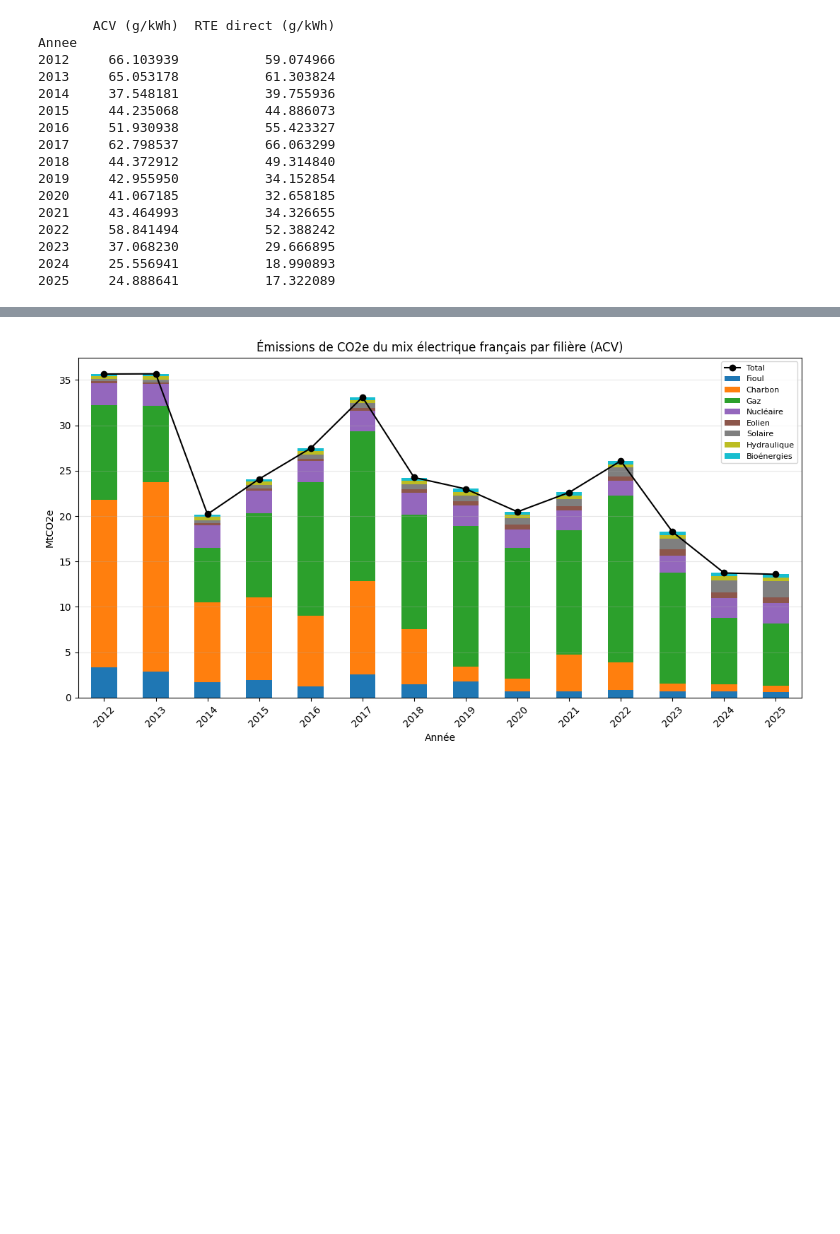
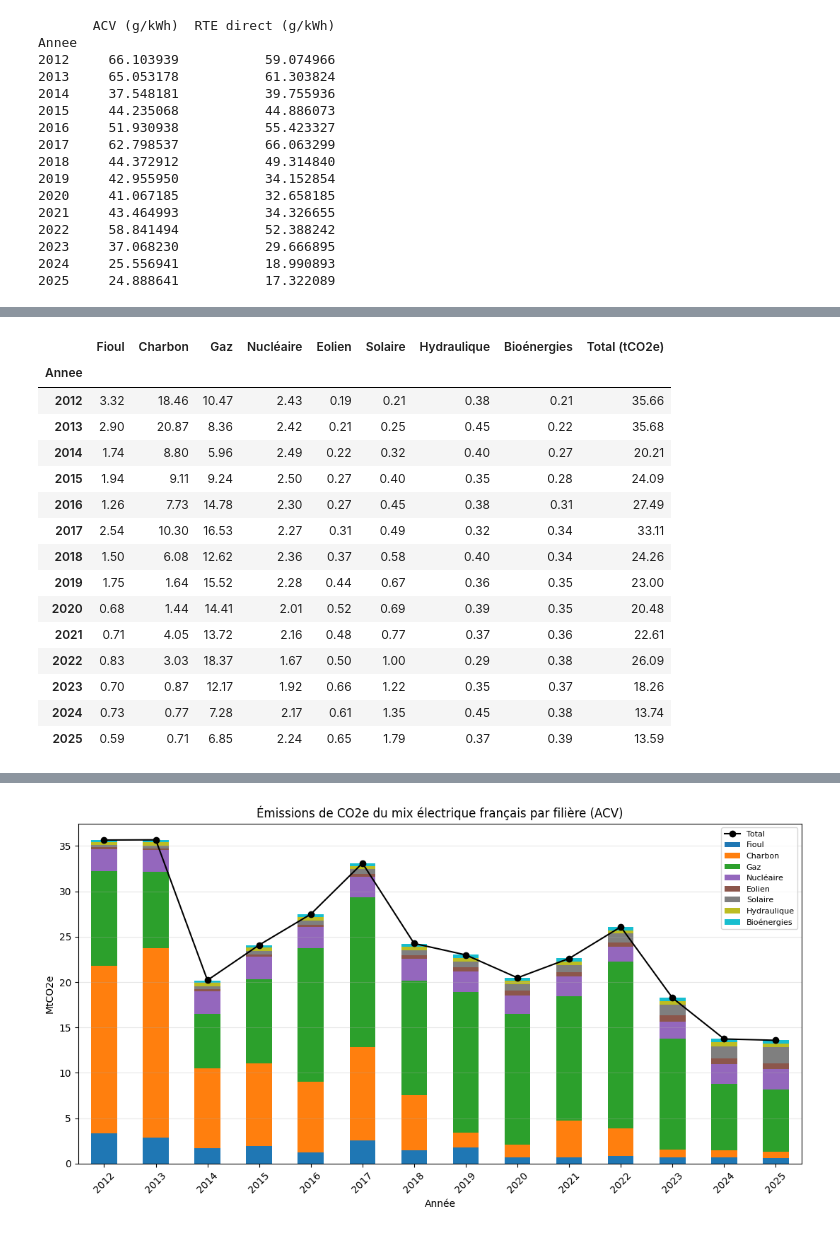
Before and after one commit to JamesEdLemaitre/Impact-du-nucl-aire-en-France, a Jupyter notebook: Analyse.ipynb, the cells around one changed output, grey strips where cells are left out. Drawn from its saved outputs; the diff is of its cells as text; code cells hidden in the pictures; blank space fills up the shorter version.

```diff
--- a/Analyse.ipynb
+++ b/Analyse.ipynb
@@ -157,3 +176,22 @@ percent_of_nuclear_co2_per_year = co2_t["Nucléaire (kWh)"] / co2_t.sum(axis=1)
+# %%
+tab
+# %% [output]
+|  | Fioul | Charbon | Gaz | Nucléaire | Eolien | Solaire | Hydraulique | Bioénergies | Total (tCO2e) |
+| Annee |  |  |  |  |  |  |  |  |  |
+| 2012 | 3.32 | 18.46 | 10.47 | 2.43 | 0.19 | 0.21 | 0.38 | 0.21 | 35.66 |
+| 2013 | 2.90 | 20.87 | 8.36 | 2.42 | 0.21 | 0.25 | 0.45 | 0.22 | 35.68 |
+| 2014 | 1.74 | 8.80 | 5.96 | 2.49 | 0.22 | 0.32 | 0.40 | 0.27 | 20.21 |
+| 2015 | 1.94 | 9.11 | 9.24 | 2.50 | 0.27 | 0.40 | 0.35 | 0.28 | 24.09 |
+| 2016 | 1.26 | 7.73 | 14.78 | 2.30 | 0.27 | 0.45 | 0.38 | 0.31 | 27.49 |
+| 2017 | 2.54 | 10.30 | 16.53 | 2.27 | 0.31 | 0.49 | 0.32 | 0.34 | 33.11 |
+| 2018 | 1.50 | 6.08 | 12.62 | 2.36 | 0.37 | 0.58 | 0.40 | 0.34 | 24.26 |
+| 2019 | 1.75 | 1.64 | 15.52 | 2.28 | 0.44 | 0.67 | 0.36 | 0.35 | 23.00 |
+| 2020 | 0.68 | 1.44 | 14.41 | 2.01 | 0.52 | 0.69 | 0.39 | 0.35 | 20.48 |
+| 2021 | 0.71 | 4.05 | 13.72 | 2.16 | 0.48 | 0.77 | 0.37 | 0.36 | 22.61 |
+| 2022 | 0.83 | 3.03 | 18.37 | 1.67 | 0.50 | 1.00 | 0.29 | 0.38 | 26.09 |
+| 2023 | 0.70 | 0.87 | 12.17 | 1.92 | 0.66 | 1.22 | 0.35 | 0.37 | 18.26 |
+| 2024 | 0.73 | 0.77 | 7.28 | 2.17 | 0.61 | 1.35 | 0.45 | 0.38 | 13.74 |
+| 2025 | 0.59 | 0.71 | 6.85 | 2.24 | 0.65 | 1.79 | 0.37 | 0.39 | 13.59 |
 # %%
 import matplotlib.pyplot as plt
 
```
Also changed, not shown: parts of 5 cells of this notebook, 2 other files.
